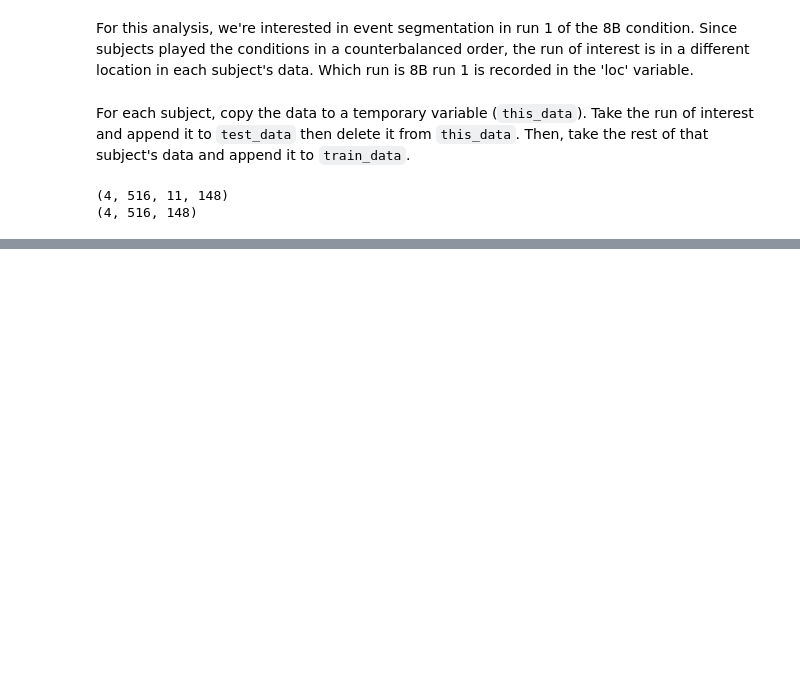
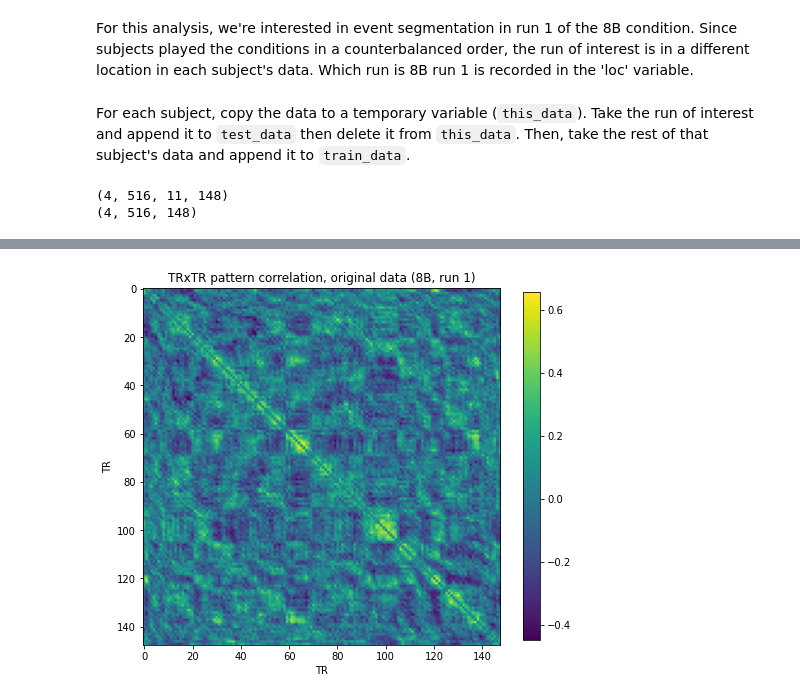
Before and after one commit to riesacassano/fMRI_piano, a Jupyter notebook: ryc_TRxTR_SRM_090721.ipynb, the cells around one changed output, grey strips where cells are left out. Saved outputs shown, nothing was run; the diff lists cells and outputs as text; code cells hidden in the pictures; blank space fills up the shorter version.

```diff
--- a/ryc_TRxTR_SRM_090721.ipynb
+++ b/ryc_TRxTR_SRM_090721.ipynb
@@ -90,0 +107,12 @@ print(test_data.shape)
+# %%
+# set the diagonal to zero for better visualization
+m_orig_zero = np.copy(m_orig)
+np.fill_diagonal(m_orig_zero,0)
+fig,ax = plt.subplots(figsize=(8,8))
+im = ax.imshow(m_orig_zero)
+fig.colorbar(im,shrink=0.8)
+ax.set_title('TRxTR pattern correlation, original data (8B, run 1)')
+ax.set_ylabel('TR')
+ax.set_xlabel('TR');
+# %% [output]
+[figure, added]
```
Also changed, not shown: parts of 4 cells of this notebook.
